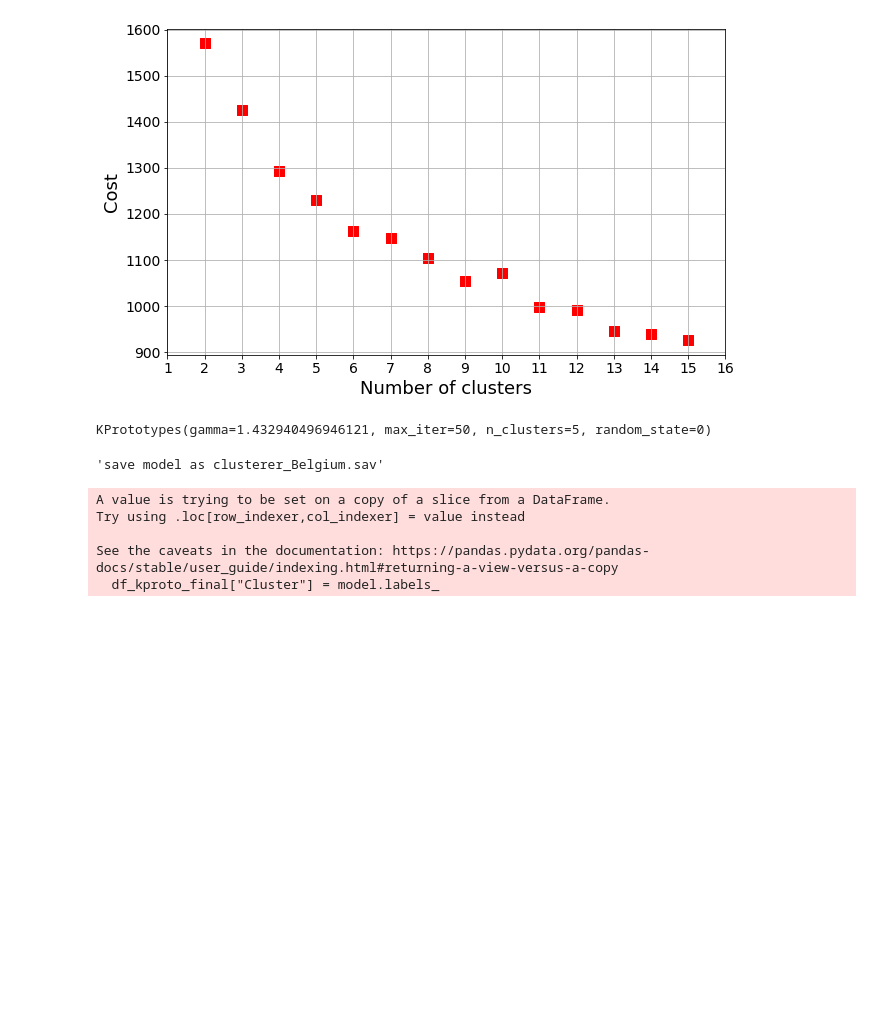
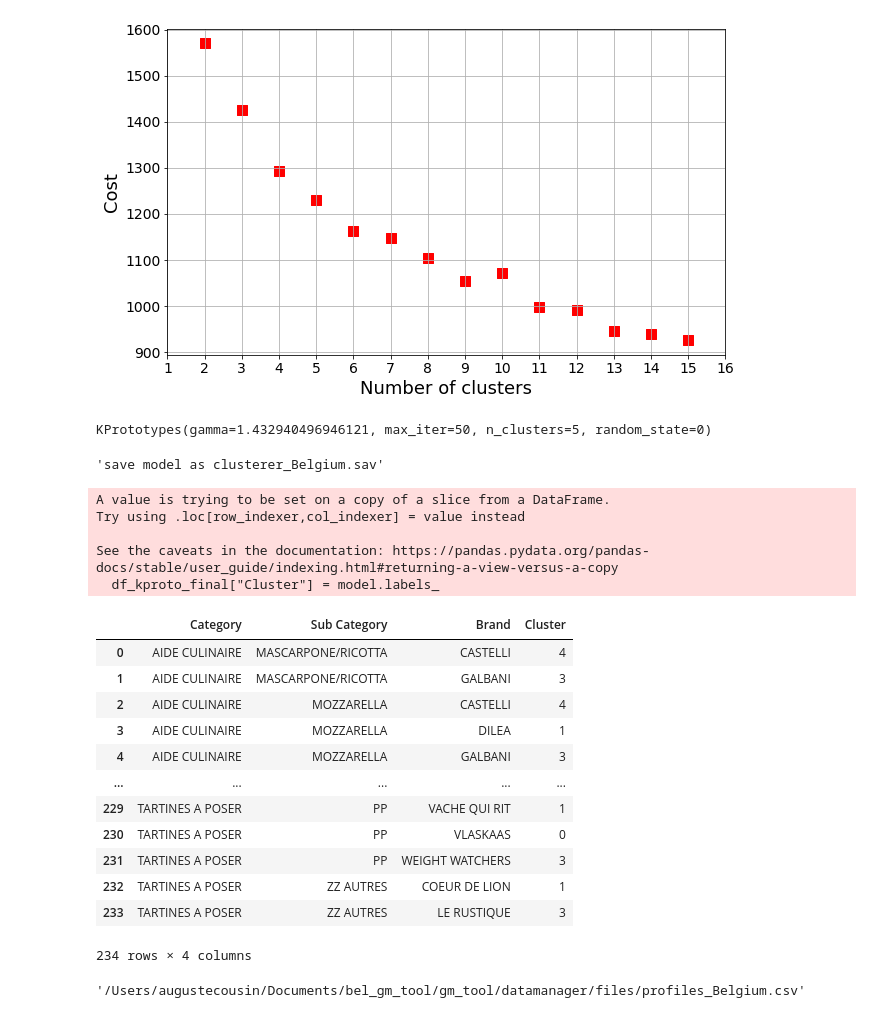
Before and after one commit to rayane-pivot/bel-bel-2022-growth-modelling-gm_tool, a Jupyter notebook: model/clusterer.ipynb, the cells around one changed output. Cells and saved outputs as stored; diff of their text form; code cells hidden in the pictures; blank space fills up the shorter version.

```diff
--- a/model/clusterer.ipynb
+++ b/model/clusterer.ipynb
@@ -189,0 +192,20 @@ clusters = df_kproto_final[['Category', 'Sub Category', 'Brand', 'Cluster']]
+# %%
+clusters
+# %% [output]
+|  | Category | Sub Category | Brand | Cluster |
+| 0 | AIDE CULINAIRE | MASCARPONE/RICOTTA | CASTELLI | 4 |
+| 1 | AIDE CULINAIRE | MASCARPONE/RICOTTA | GALBANI | 3 |
+| 2 | AIDE CULINAIRE | MOZZARELLA | CASTELLI | 4 |
+| 3 | AIDE CULINAIRE | MOZZARELLA | DILEA | 1 |
+| 4 | AIDE CULINAIRE | MOZZARELLA | GALBANI | 3 |
+| ... | ... | ... | ... | ... |
+| 229 | TARTINES A POSER | PP | VACHE QUI RIT | 1 |
+| 230 | TARTINES A POSER | PP | VLASKAAS | 0 |
+| 231 | TARTINES A POSER | PP | WEIGHT WATCHERS | 3 |
+| 232 | TARTINES A POSER | ZZ AUTRES | COEUR DE LION | 1 |
+| 233 | TARTINES A POSER | ZZ AUTRES | LE RUSTIQUE | 3 |
+234 rows × 4 columns
+# %%
+PATH_OUT+'profiles_Belgium.csv'
+# %% [output]
+'/Users/augustecousin/Documents/bel_gm_tool/gm_tool/datamanager/files/profiles_Belgium.csv'
```
Also changed, not shown: parts of 4 cells of this notebook, 4 other files.
